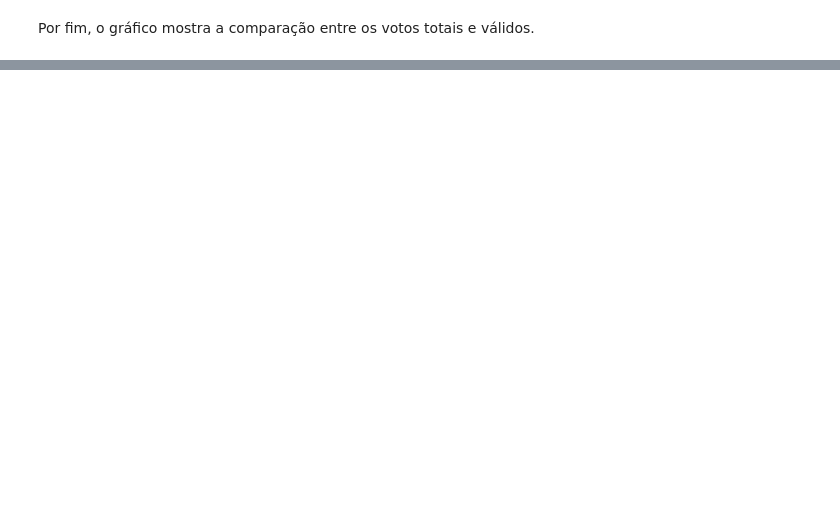
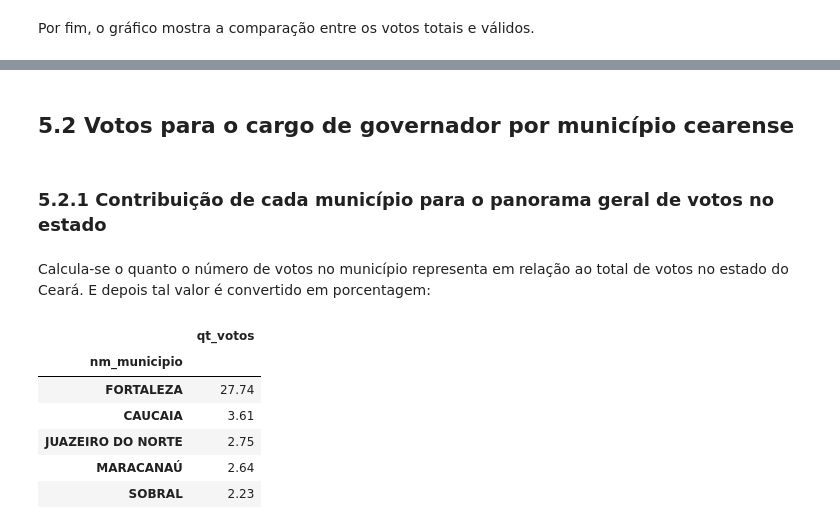
Before and after one commit to DamodaraBarbosa/clustering_municipios_eleicoes_2022_ceara, a Jupyter notebook: 05_data_analysis_eleicoes_ceara_2022.ipynb, the cells around one changed output, grey strips where cells are left out. Drawn from its saved outputs; the diff is of its cells as text; code cells hidden in the pictures; blank space fills up the shorter version.

```diff
--- a/05_data_analysis_eleicoes_ceara_2022.ipynb
+++ b/05_data_analysis_eleicoes_ceara_2022.ipynb
@@ -479,3 +480,24 @@ fig.update_layout(title= {'x': 0.5}, yaxis_title= '', xaxis_title= 'Porcentagem
 fig.show()
 # %% [output]
 [interactive output not drawn]
+# %% [markdown]
+## 5.2 Votos para o cargo de governador por município cearense
+# %% [markdown]
+### 5.2.1 Contribuição de cada município para o panorama geral de votos no estado
+# %% [markdown]
+Calcula-se o quanto o número de votos no município representa em relação ao total de votos no estado do Ceará. E depois tal valor é convertido em porcentagem:
+# %%
+votos_municipio_pelo_total = votacao_ce.query('ds_cargo == "GOVERNADOR"').groupby('nm_municipio')['qt_votos'].sum()/numero_votos_totais
+# selecionam-se os dados referentes aos votos em governador, são agrupados por município e somados.
+votos_porcentagem_municipio = round(votos_municipio_pelo_total * 100, 2) # os valores são convertidos em porcentagem.
+# %%
+votos_porcentagem_municipio = pd.DataFrame(votos_porcentagem_municipio.sort_values('qt_votos', ascending= False)) # ordenam-se os dados do maior para o menor.
+votos_porcentagem_municipio.head()
+# %% [output]
+|  | qt_votos |
+| nm_municipio |  |
+| FORTALEZA | 27.74 |
+| CAUCAIA | 3.61 |
+| JUAZEIRO DO NORTE | 2.75 |
+| MARACANAÚ | 2.64 |
+| SOBRAL | 2.23 |
```
Also changed, not shown: parts of 11 cells of this notebook.
